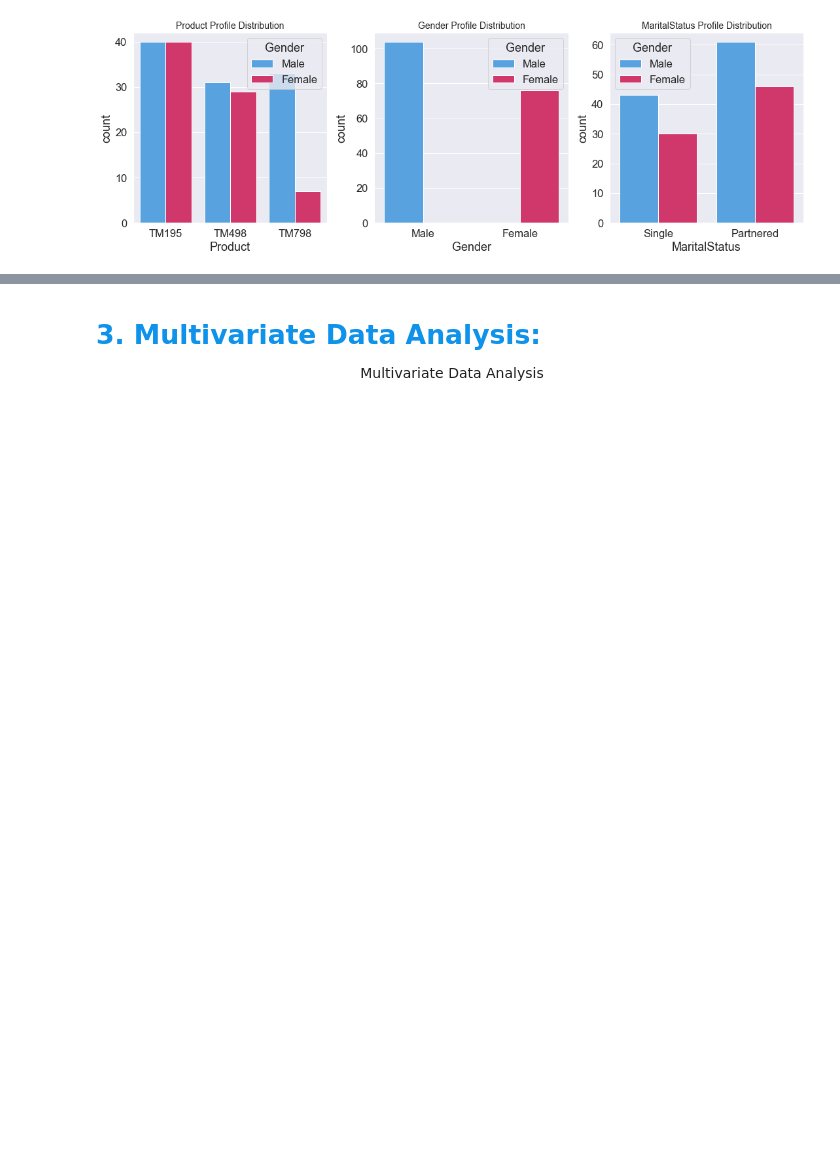
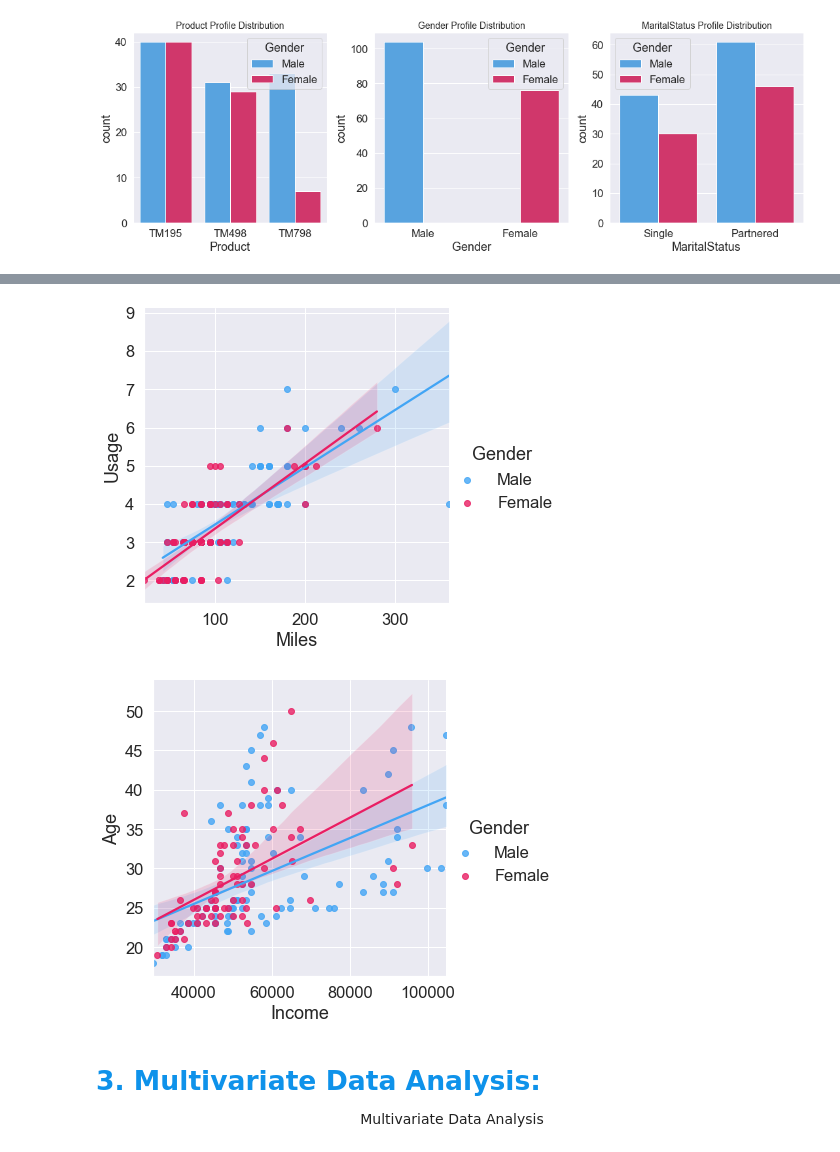
Before and after one commit to lavmot-ms/PG-AIML, a Jupyter notebook: src/Assignments/Assignment1 Data Exploration/Data Exploration Assignment.ipynb, the cells around one changed output, grey strips where cells are left out. Cells and saved outputs as stored; diff of their text form; code cells hidden in the pictures; blank space fills up the shorter version.

```diff
--- a/src/Assignments/Assignment1 Data Exploration/Data Exploration Assignment.ipynb
+++ b/src/Assignments/Assignment1 Data Exploration/Data Exploration Assignment.ipynb
@@ -175,3 +175,9 @@ sns.catplot(data=main_data, x="Product", y="Age", hue="Gender", kind="box", pale
+# %%
+sns.lmplot(data=main_data, x="Miles", y="Usage", hue="Gender", palette=gender_palette);
+sns.lmplot(data=main_data, x="Income", y="Age", hue="Gender", palette=gender_palette);
+# %% [output]
+[figure, added]
+[figure, added]
 # %% [markdown]
 ####  <span style="font-family: Arial; font-weight:bold;font-size:1.9em;color:#0e92ea"> 3. Multivariate Data Analysis:
 
```
Also changed, not shown: parts of 6 cells of this notebook.
